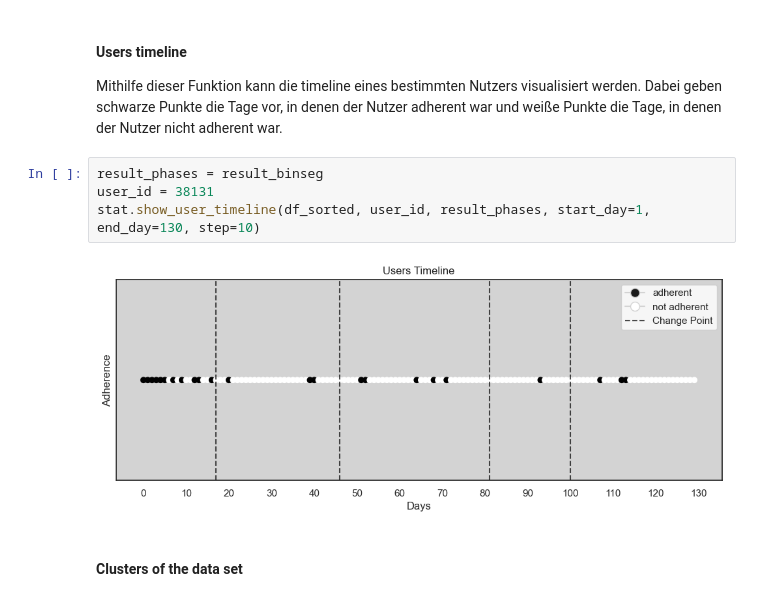
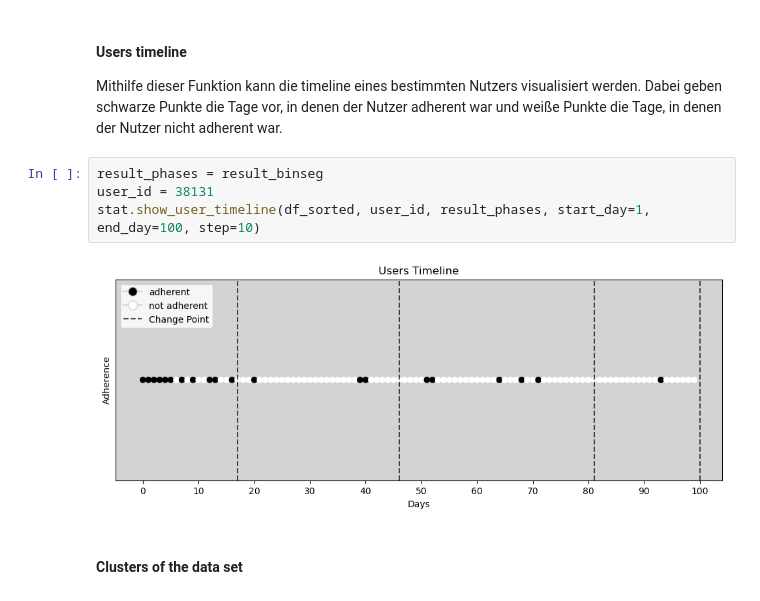
Before and after one commit to Maumau2103/Adherence_in_a_RCT_mHealth_dataset, a Jupyter notebook: notebook/Softwareprojekt - Jupyter Notebook.ipynb, the cells around one changed output. Cells and saved outputs as stored; diff of their text form.

```diff
--- a/notebook/Softwareprojekt - Jupyter Notebook.ipynb
+++ b/notebook/Softwareprojekt - Jupyter Notebook.ipynb
@@ -293,9 +289,9 @@ Mithilfe dieser Funktion kann die timeline eines bestimmten Nutzers visualisiert
 # %%
 result_phases = result_binseg
 user_id = 38131
-stat.show_user_timeline(df_sorted, user_id, result_phases, start_day=1, end_day=130, step=10)
+stat.show_user_timeline(df_sorted, user_id, result_phases, start_day=1, end_day=100, step=10)
 # %% [output]
-[figure, old version]
+[figure, new version]
 # %% [markdown]
 #### Clusters of the data set
 # %%
```
Also changed, not shown: parts of 14 cells of this notebook, 1 other file.
